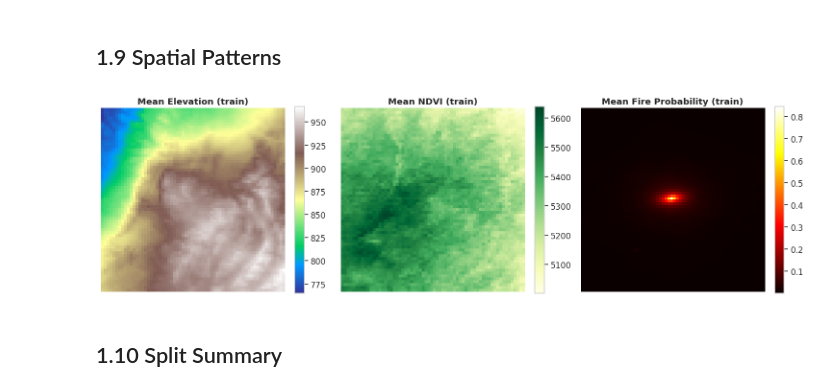
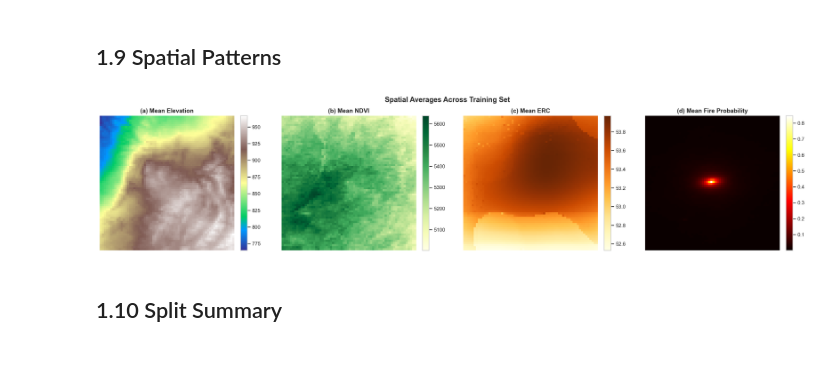
Before and after one commit to syrinemrf/FireSpreadNet, a Jupyter notebook: notebooks/01_EDA.ipynb, the cells around one changed output. Saved outputs shown, nothing was run; the diff lists cells and outputs as text; code cells hidden in the pictures; blank space fills up the shorter version.

```diff
--- a/notebooks/01_EDA.ipynb
+++ b/notebooks/01_EDA.ipynb
@@ -101,8 +114,8 @@ for split in ['train', 'val', 'test']:
     path = Path(PROCESSED_DIR) / f'{split}.npz'
     if path.exists():
         data = np.load(path)
-        splits[split] = {'X': data['X'], 'Y': data['Y']}
-        print(f'{split}: X={data["X"].shape}, Y={data["Y"].shape}')
+        splits[split] = {'X': data['inputs'], 'Y': data['targets']}
+        print(f'{split}: X={data["inputs"].shape}, Y={data["targets"].shape}')
     else:
         print(f'{split}: NOT FOUND — run download_data.py first')
 
@@ -339,33 +380,40 @@ plt.show()
 # %% [markdown]
 ## 1.9 Spatial Patterns
 # %%
-# Mean fire mask across all training samples (spatial hotspot)
+# ── Spatial patterns: mean maps across training set ──
 mean_fire = splits['train']['Y'].mean(axis=0).squeeze()
 mean_elev = splits['train']['X'][:, CH['elevation']].mean(axis=0)
 mean_ndvi = splits['train']['X'][:, CH['ndvi']].mean(axis=0)
+mean_erc  = splits['train']['X'][:, CH['erc']].mean(axis=0)
 
-fig, axes = plt.subplots(1, 3, figsize=(15, 5))
+fig, axes = plt.subplots(1, 4, figsize=(20, 4.5))
 
 im0 = axes[0].imshow(mean_elev, cmap='terrain')
-axes[0].set_title('Mean Elevation (train)', fontweight='bold')
-plt.colorbar(im0, ax=axes[0], fraction=0.046)
+axes[0].set_title('(a) Mean Elevation', fontweight='bold')
+plt.colorbar(im0, ax=axes[0], fraction=0.046, pad=0.04)
 axes[0].axis('off')
 
 im1 = axes[1].imshow(mean_ndvi, cmap='YlGn')
-axes[1].set_title('Mean NDVI (train)', fontweight='bold')
-plt.colorbar(im1, ax=axes[1], fraction=0.046)
+axes[1].set_title('(b) Mean NDVI', fontweight='bold')
+plt.colorbar(im1, ax=axes[1], fraction=0.046, pad=0.04)
 axes[1].axis('off')
 
-im2 = axes[2].imshow(mean_fire, cmap='hot')
-axes[2].set_title('Mean Fire Probability (train)', fontweight='bold')
-plt.colorbar(im2, ax=axes[2], fraction=0.046)
+im2 = axes[2].imshow(mean_erc, cmap='YlOrBr')
+axes[2].set_title('(c) Mean ERC', fontweight='bold')
+plt.colorbar(im2, ax=axes[2], fraction=0.046, pad=0.04)
 axes[2].axis('off')
 
+im3 = axes[3].imshow(mean_fire, cmap='hot')
+axes[3].set_title('(d) Mean Fire Probability', fontweight='bold')
+plt.colorbar(im3, ax=axes[3], fraction=0.046, pad=0.04)
+axes[3].axis('off')
+
+plt.suptitle('Spatial Averages Across Training Set', fontsize=14, fontweight='bold')
 plt.tight_layout()
-plt.savefig('../results/figures/eda_spatial_means.png', dpi=150, bbox_inches='tight')
+plt.savefig(FIGURES_DIR / 'eda_spatial_means.png', dpi=300, bbox_inches='tight')
 plt.show()
 # %% [output]
-[figure, old version]
+[figure, new version]
 # %% [markdown]
 ## 1.10 Split Summary
 # %%
```
Also changed, not shown: parts of 38 cells of this notebook, 7 other files.
